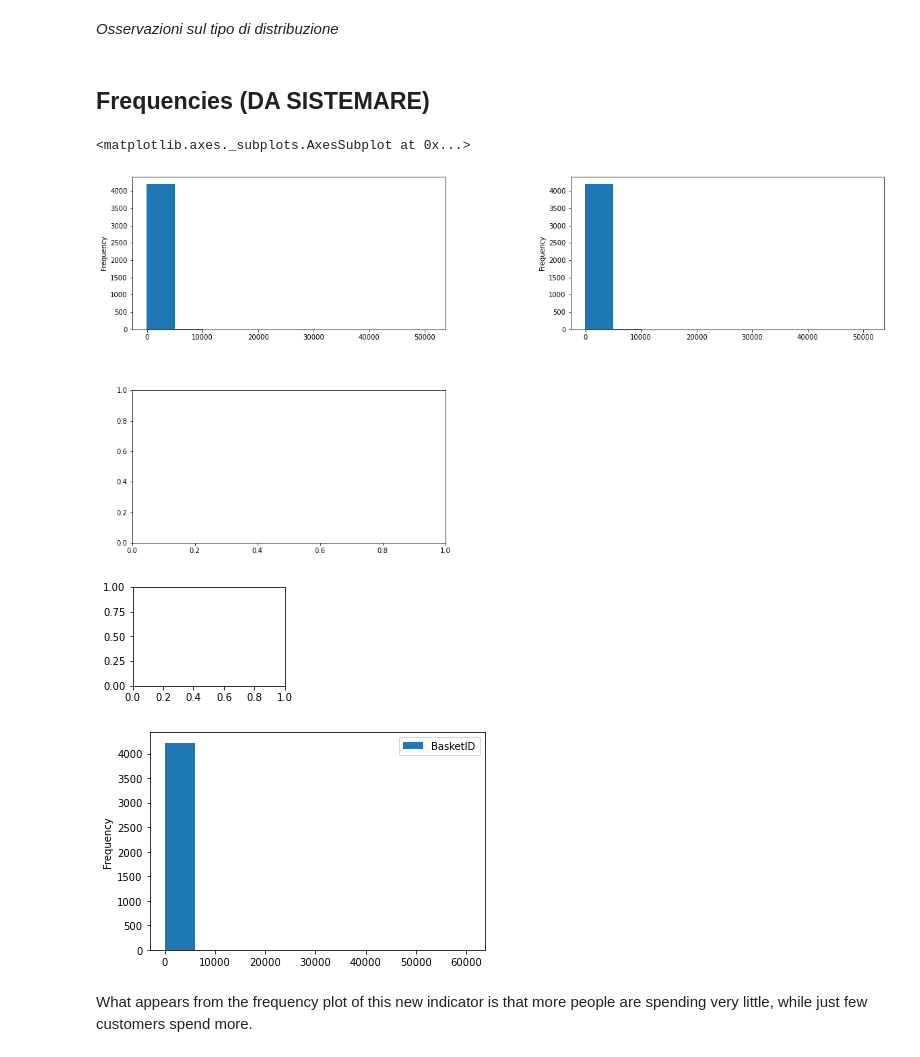
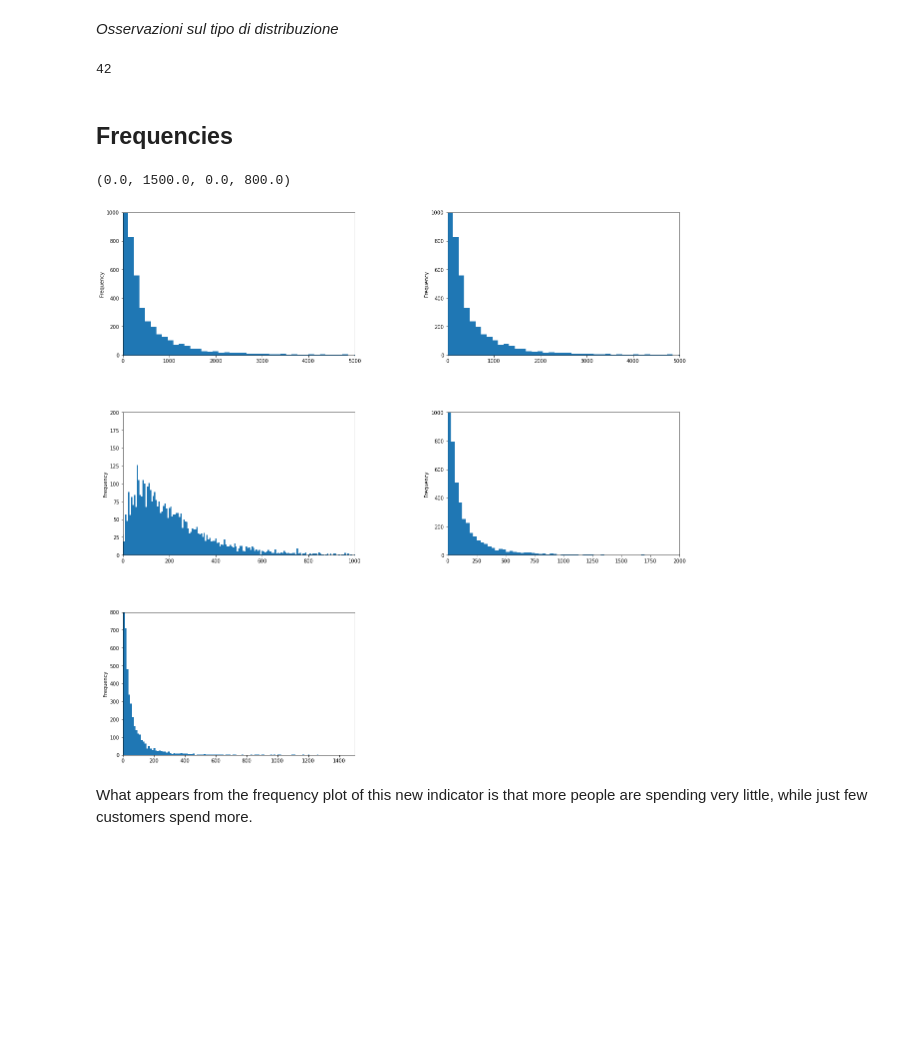
Before and after one commit to dilettagoglia/DataMining, a Jupyter notebook: task_1-2Diletta.ipynb, the cells around one changed output. Cells and saved outputs as stored; diff of their text form; code cells hidden in the pictures; blank space fills up the shorter version.

Commit message:
Sistemati frequency e density plots

```diff
--- a/task_1-2Diletta.ipynb
+++ b/task_1-2Diletta.ipynb
@@ -1374,40 +1389,50 @@ Text(0.5, 1.0, 'Density distribution of shoping sessions: ')
 [figure]
 # %% [markdown]
 *Osservazioni sul tipo di distribuzione*
+# %%
+
+bins
+# %% [output]
+42
 # %% [markdown]
-## Frequencies (DA SISTEMARE)
+## Frequencies
 # %%
 # Set up a grid of plots:
-fig = plt.figure(figsize=(20, 10))
-fig_dims = (2, 2)
+fig = plt.figure(figsize=(20, 20))
+fig_dims = (3, 2)
 fig.subplots_adjust(hspace=0.4, wspace=0.4)
+
+# set number of bins
+bins = (df.CustomerID.unique().size -1) / 10 # 'size-1' because we dropped the UK record from the customers list
+bins = round(bins)
 
 # I indicator
 plt.subplot2grid(fig_dims, (0, 0))
-customers.I.plot(kind='hist')
+customers.I.plot(kind='hist', bins=bins)
+plt.axis([0,5000,0,1000])
 
 # Iu indicator
 plt.subplot2grid(fig_dims, (0, 1))
-customers.I.plot(kind='hist')
+customers.I.plot(kind='hist', bins=bins)
+plt.axis([0,5000,0,1000])
 
 # Imax
-#plt.subplot2grid(fig_dims, (1, 0))
-
-# E
-#plt.subplot2grid(fig_dims, (1, 1))
+plt.subplot2grid(fig_dims, (1, 0))
+customers.Imax.plot(kind='hist', bins=bins)
+plt.axis([0,1000,0,200])
 
 # Sales per customer
-plt.subplot2grid(fig_dims, (1, 0))
-total_spent.plot(kind='hist')
+plt.subplot2grid(fig_dims, (1, 1))
+customers.TotalSpent.plot(kind='hist', bins=bins)
+plt.axis([0,2000,0,1000])
 
 # Shopping sessions per customer
-plt.subplot2grid(fig_dims, (1, 1))
-shopping_sess.plot(kind='hist')
+plt.subplot2grid(fig_dims, (2, 0))
+customers.ShopSessions.plot(kind='hist', bins=bins)
+plt.axis([0,1500,0,800])
 # %% [output]
-<matplotlib.axes._subplots.AxesSubplot at 0x...>
+(0.0, 1500.0, 0.0, 800.0)
-[figure, old version]
+[figure, new version]
-[figure, removed]
-[figure, removed]
 # %% [markdown]
 What appears from the frequency plot of this new indicator is that more people are spending very little, while just few customers spend more.
 # %% [markdown]
```
Also changed, not shown: parts of 2 cells of this notebook.
